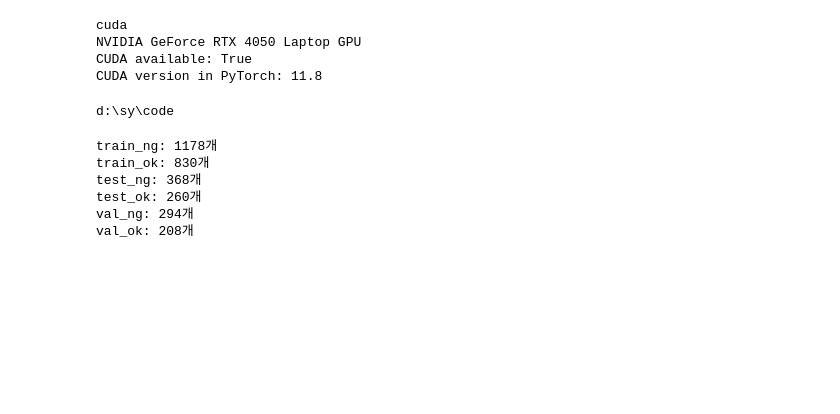
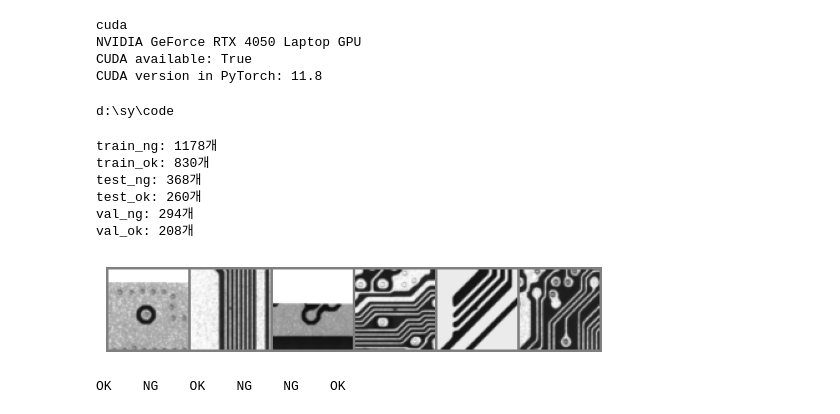
Before and after one commit to SOYOUNGdev/PCB_classification, a Jupyter notebook: code/test3.ipynb, the cells around one changed output. Drawn from its saved outputs; the diff is of its cells as text; code cells hidden in the pictures; blank space fills up the shorter version.

```diff
--- a/code/test3.ipynb
+++ b/code/test3.ipynb
@@ -89,6 +89,32 @@ test_ng: 368개
 test_ok: 260개
 val_ng: 294개
 val_ok: 208개
+# %%
+classes = ('NG', 'OK')
+
+# 이미지를 보여주기 위한 함수
+def imshow(img):
+    img = img / 2 + 0.5     # unnormalize
+    npimg = img.numpy()
+    plt.imshow(np.transpose(npimg, (1, 2, 0)))
+    plt.axis('off')  # 축 숨기기
+    plt.show()
+
+# 이미지를 무작위로 가져오기
+dataiter = iter(original_loader)
+images, labels = next(dataiter)
+
+# 6개의 이미지와 레이블만 가져오기
+images = images[:6]  # 첫 6개 이미지
+labels = labels[:6]  # 첫 6개 레이블
+
+# 이미지 보여주기
+imshow(torchvision.utils.make_grid(images))
+# 정답(label) 출력
+print(' '.join(f'{classes[labels[j]]:5s}' for j in range(len(labels))))  # labels의 길이에 따라 반복
+# %% [output]
+[figure, added]
+OK    NG    OK    NG    NG    OK
 # %%
 # 커스텀 데이터세트 정의
 class CustomDataset(Dataset):
```
Also changed, not shown: parts of 17 cells of this notebook, 1 other file.
